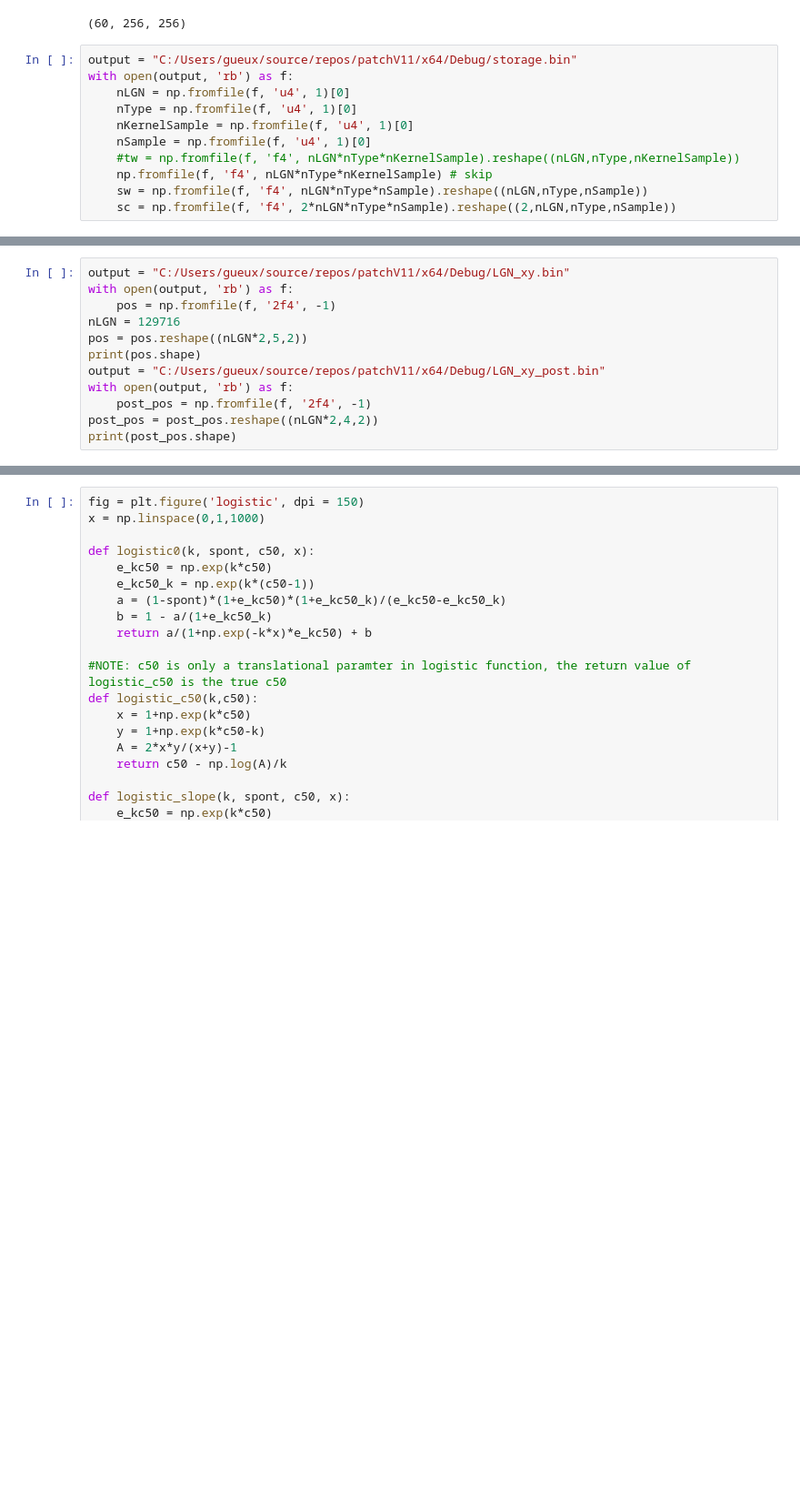
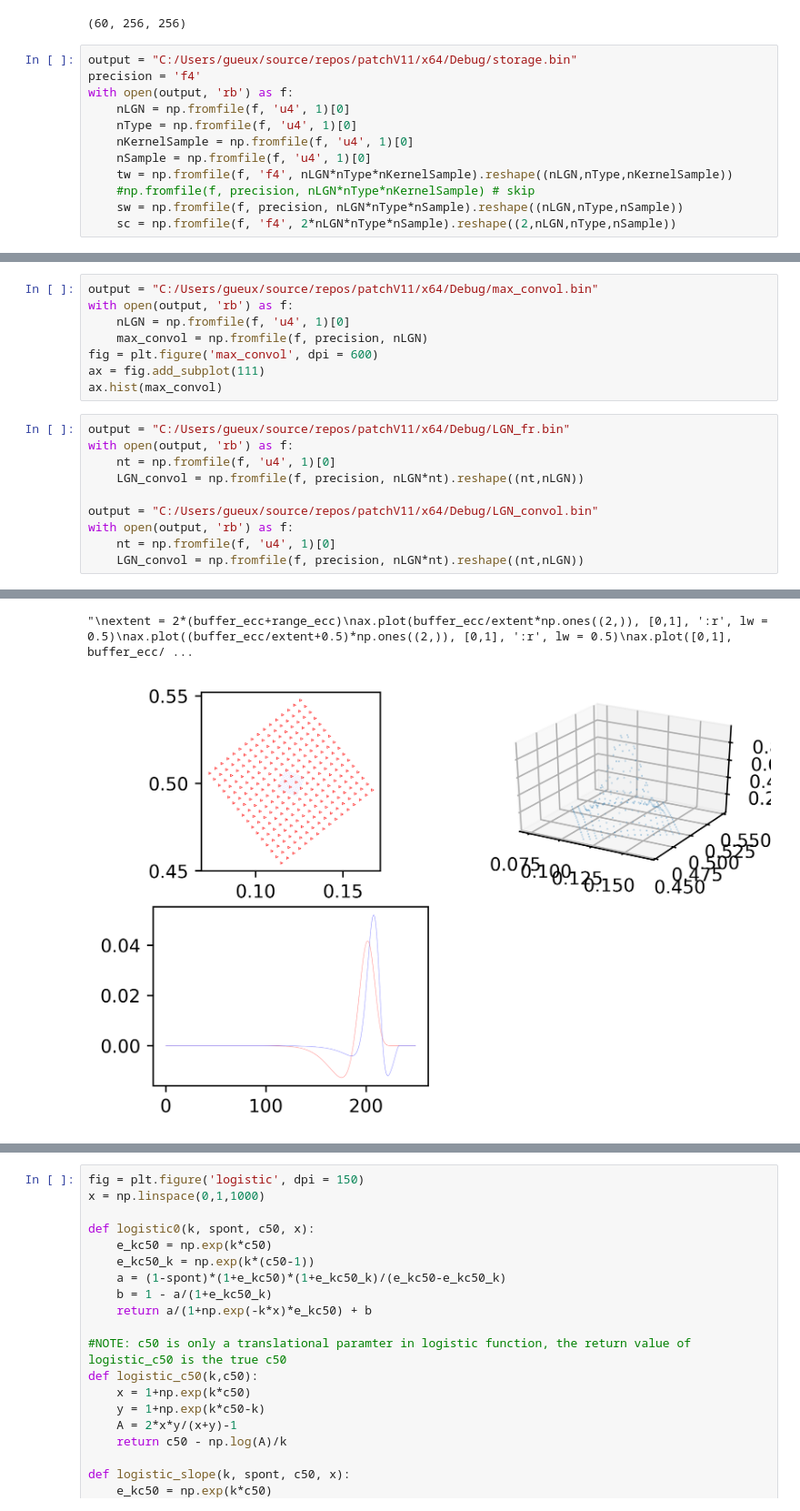
Before and after one commit to g13/patchV1, a Jupyter notebook: ext_input.ipynb, the cells around one changed output, grey strips where cells are left out. Shown at 91% size. Saved outputs shown, nothing was run; the diff lists cells and outputs as text; blank space fills up the shorter version.

```diff
--- a/ext_input.ipynb
+++ b/ext_input.ipynb
@@ -46,14 +43,15 @@ fps: 60, size: 256x256
 (60, 256, 256)
 # %%
 output = "C:/Users/gueux/source/repos/patchV11/x64/Debug/storage.bin"
+precision = 'f4'
 with open(output, 'rb') as f:
     nLGN = np.fromfile(f, 'u4', 1)[0]
     nType = np.fromfile(f, 'u4', 1)[0]
     nKernelSample = np.fromfile(f, 'u4', 1)[0]
     nSample = np.fromfile(f, 'u4', 1)[0]
-    #tw = np.fromfile(f, 'f4', nLGN*nType*nKernelSample).reshape((nLGN,nType,nKernelSample))
-    np.fromfile(f, 'f4', nLGN*nType*nKernelSample) # skip
-    sw = np.fromfile(f, 'f4', nLGN*nType*nSample).reshape((nLGN,nType,nSample))
+    tw = np.fromfile(f, 'f4', nLGN*nType*nKernelSample).reshape((nLGN,nType,nKernelSample))
+    #np.fromfile(f, precision, nLGN*nType*nKernelSample) # skip
+    sw = np.fromfile(f, precision, nLGN*nType*nSample).reshape((nLGN,nType,nSample))
     sc = np.fromfile(f, 'f4', 2*nLGN*nType*nSample).reshape((2,nLGN,nType,nSample))
 # %%
 print(f"nLGN = {nLGN}, nType = {nType}, nKernelSample = {nKernelSample}, nSample = {nSample}")
@@ -108,13 +109,19 @@ ax.set_ylim(0,1)
+# %%
+output = "C:/Users/gueux/source/repos/patchV11/x64/Debug/max_convol.bin"
+with open(output, 'rb') as f:
+    nLGN = np.fromfile(f, 'u4', 1)[0]
+    max_convol = np.fromfile(f, precision, nLGN)
+fig = plt.figure('max_convol', dpi = 600)
+ax = fig.add_subplot(111)
+ax.hist(max_convol)
 # %%
-output = "C:/Users/gueux/source/repos/patchV11/x64/Debug/LGN_xy.bin"
+output = "C:/Users/gueux/source/repos/patchV11/x64/Debug/LGN_fr.bin"
 with open(output, 'rb') as f:
-    pos = np.fromfile(f, '2f4', -1)
-nLGN = 129716
-pos = pos.reshape((nLGN*2,5,2))
-print(pos.shape)
-output = "C:/Users/gueux/source/repos/patchV11/x64/Debug/LGN_xy_post.bin"
+    nt = np.fromfile(f, 'u4', 1)[0]
+    LGN_convol = np.fromfile(f, precision, nLGN*nt).reshape((nt,nLGN))
+
+output = "C:/Users/gueux/source/repos/patchV11/x64/Debug/LGN_convol.bin"
 with open(output, 'rb') as f:
-    post_pos = np.fromfile(f, '2f4', -1)
-post_pos = post_pos.reshape((nLGN*2,4,2))
-print(post_pos.shape)
+    nt = np.fromfile(f, 'u4', 1)[0]
+    LGN_convol = np.fromfile(f, precision, nLGN*nt).reshape((nt,nLGN))
 # %% [output]
@@ -122,0 +134,2 @@ print(post_pos.shape)
+"\nextent = 2*(buffer_ecc+range_ecc)\nax.plot(buffer_ecc/extent*np.ones((2,)), [0,1], ':r', lw = 0.5)\nax.plot((buffer_ecc/extent+0.5)*np.ones((2,)), [0,1], ':r', lw = 0.5)\nax.plot([0,1], buffer_ecc/ ...
+[figure, added]
```
Also changed, not shown: parts of 9 cells of this notebook, 16 other files.
